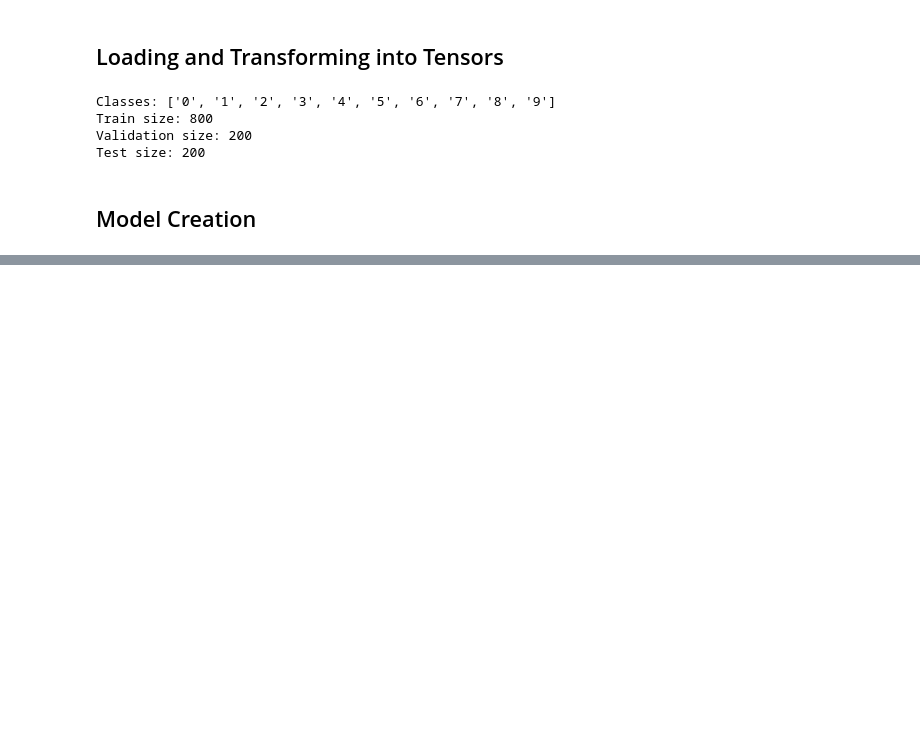
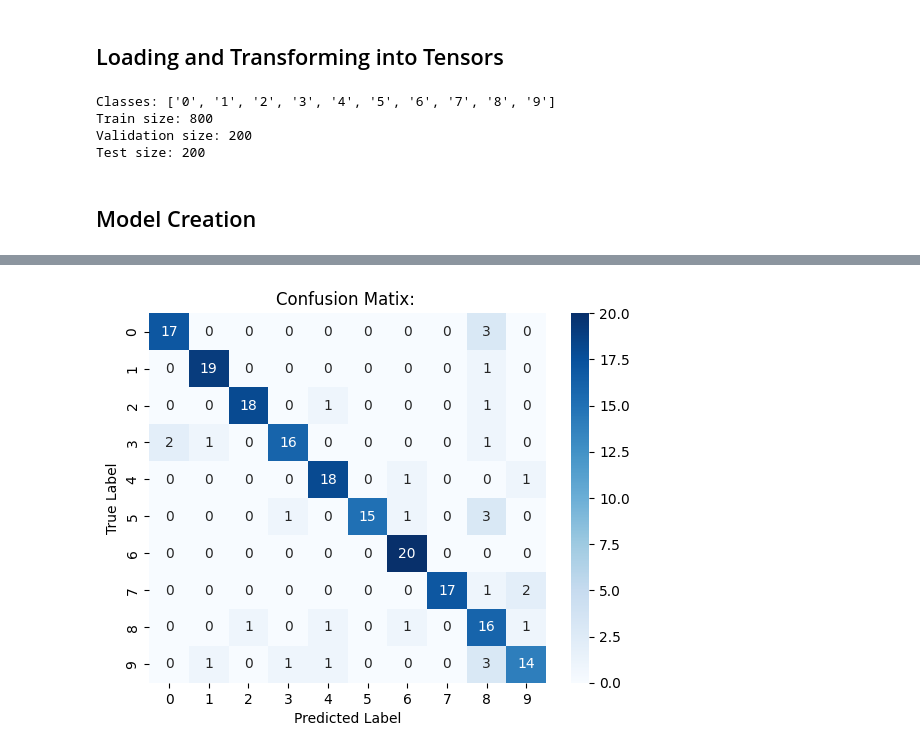
Before and after one commit to ShrDar/Digit-Prediction-Model, a Jupyter notebook: notebooks/Neural_Network_Pytorch.ipynb, the cells around one changed output, grey strips where cells are left out. Cells and saved outputs as stored; diff of their text form; code cells hidden in the pictures; blank space fills up the shorter version.

Commit message:
Added: Model Evaluation completed for PyTorch

```diff
--- a/notebooks/Neural_Network_Pytorch.ipynb
+++ b/notebooks/Neural_Network_Pytorch.ipynb
@@ -180,0 +222,33 @@ Train Accuracy: 0.8000, Val Accuracy: 0.7900
+# %%
+test_correct = 0
+total = 0
+
+all_preds = []
+all_labels = []
+
+model.eval()
+
+with torch.no_grad():
+
+    for images, labels in test_loader:
+        images, labels = images.to(device), labels.to(device)
+
+        outputs = model(images)
+        loss = criterion(outputs, labels)
+        test_loss = 0
+
+        test_loss += loss.item()
+
+        _, predicted = torch.max(outputs, 1)
+
+        test_correct += (predicted == labels).sum().item()
+        total += labels.size(0)
+
+        all_preds.extend(predicted.cpu().numpy())
+        all_labels.extend(labels.cpu().numpy())
+
+test_loss = test_loss / len(test_loader)
+test_acc = test_correct / total
+
+print(f"Test Loss: {test_loss:.4f}")
+print(f"Test Accuracy: {test_acc:.4f}")
@@ -180,0 +258,13 @@ Train Accuracy: 0.8000, Val Accuracy: 0.7900
+# %%
+cm = confusion_matrix(all_labels, all_preds)
+
+plt.title('Confusion Matix: ')
+
+sns.heatmap(cm, annot = True, cmap = "Blues")
+
+plt.xlabel("Predicted Label")
+plt.ylabel("True Label")
+
+plt.show()
+# %% [output]
+[figure, added]
```
Also changed, not shown: parts of 8 cells of this notebook.
